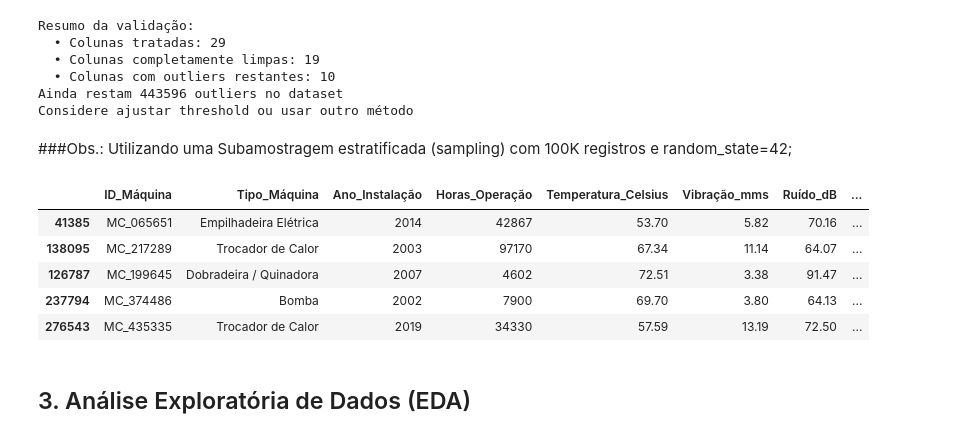
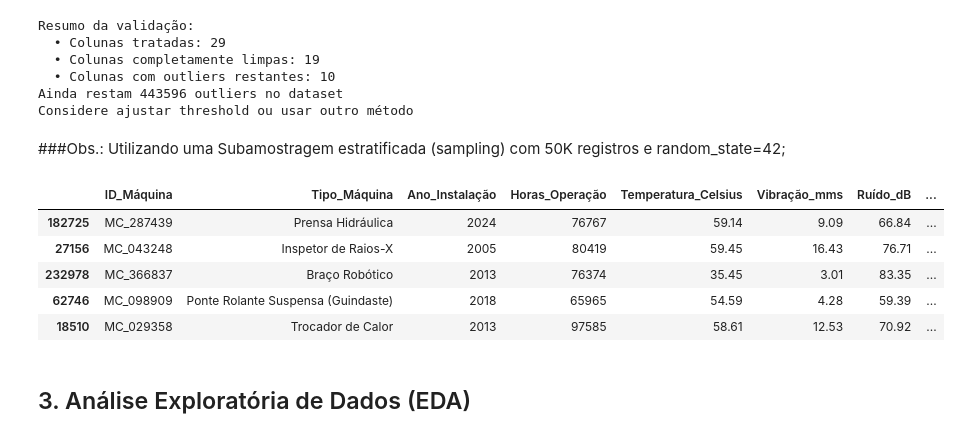
Before and after one commit to vinileodido/MVP_PucRio_ML, a Jupyter notebook: ML_IoT_Industrial_sampling.ipynb, the cells around one changed output. Saved outputs shown, nothing was run; the diff lists cells and outputs as text; code cells hidden in the pictures.

```diff
--- a/ML_IoT_Industrial_sampling.ipynb
+++ b/ML_IoT_Industrial_sampling.ipynb
@@ -1821,27 +1821,27 @@ Ainda restam 443596 outliers no dataset
 Considere ajustar threshold ou usar outro método
 # %%
 #@title ### 2.7 Declarando o dataframe principal - **main_df**;
-display(Markdown('###Obs.: Utilizando uma Subamostragem estratificada (sampling) com 100K registros e random_state=42;'))
+display(Markdown('###Obs.: Utilizando uma Subamostragem estratificada (sampling) com 50K registros e random_state=42;'))
 
 temp_df = preprocessor.df.copy()
 
 main_df, _ = train_test_split(
     temp_df,
-    train_size=100000,
+    train_size=50000,
     stratify=temp_df["Tipo_Máquina"],
     random_state=int(SEED)
 )
 
 
 display(main_df.head())
 # %% [output]
-###Obs.: Utilizando uma Subamostragem estratificada (sampling) com 100K registros e random_state=42;
+###Obs.: Utilizando uma Subamostragem estratificada (sampling) com 50K registros e random_state=42;
 |  | ID_Máquina | Tipo_Máquina | Ano_Instalação | Horas_Operação | Temperatura_Celsius | Vibração_mms | Ruído_dB | ... |
-| 41385 | MC_065651 | Empilhadeira Elétrica | 2014 | 42867 | 53.70 | 5.82 | 70.16 | ... |
-| 138095 | MC_217289 | Trocador de Calor | 2003 | 97170 | 67.34 | 11.14 | 64.07 | ... |
-| 126787 | MC_199645 | Dobradeira / Quinadora | 2007 | 4602 | 72.51 | 3.38 | 91.47 | ... |
-| 237794 | MC_374486 | Bomba | 2002 | 7900 | 69.70 | 3.80 | 64.13 | ... |
-| 276543 | MC_435335 | Trocador de Calor | 2019 | 34330 | 57.59 | 13.19 | 72.50 | ... |
+| 182725 | MC_287439 | Prensa Hidráulica | 2024 | 76767 | 59.14 | 9.09 | 66.84 | ... |
+| 27156 | MC_043248 | Inspetor de Raios-X | 2005 | 80419 | 59.45 | 16.43 | 76.71 | ... |
+| 232978 | MC_366837 | Braço Robótico | 2013 | 76374 | 35.45 | 3.01 | 83.35 | ... |
+| 62746 | MC_098909 | Ponte Rolante Suspensa (Guindaste) | 2018 | 65965 | 54.59 | 4.28 | 59.39 | ... |
+| 18510 | MC_029358 | Trocador de Calor | 2013 | 97585 | 58.61 | 12.53 | 70.92 | ... |
 # %% [markdown]
 ## 3. Análise Exploratória de Dados (EDA)
 # %%
```
Also changed, not shown: parts of 22 cells of this notebook.
